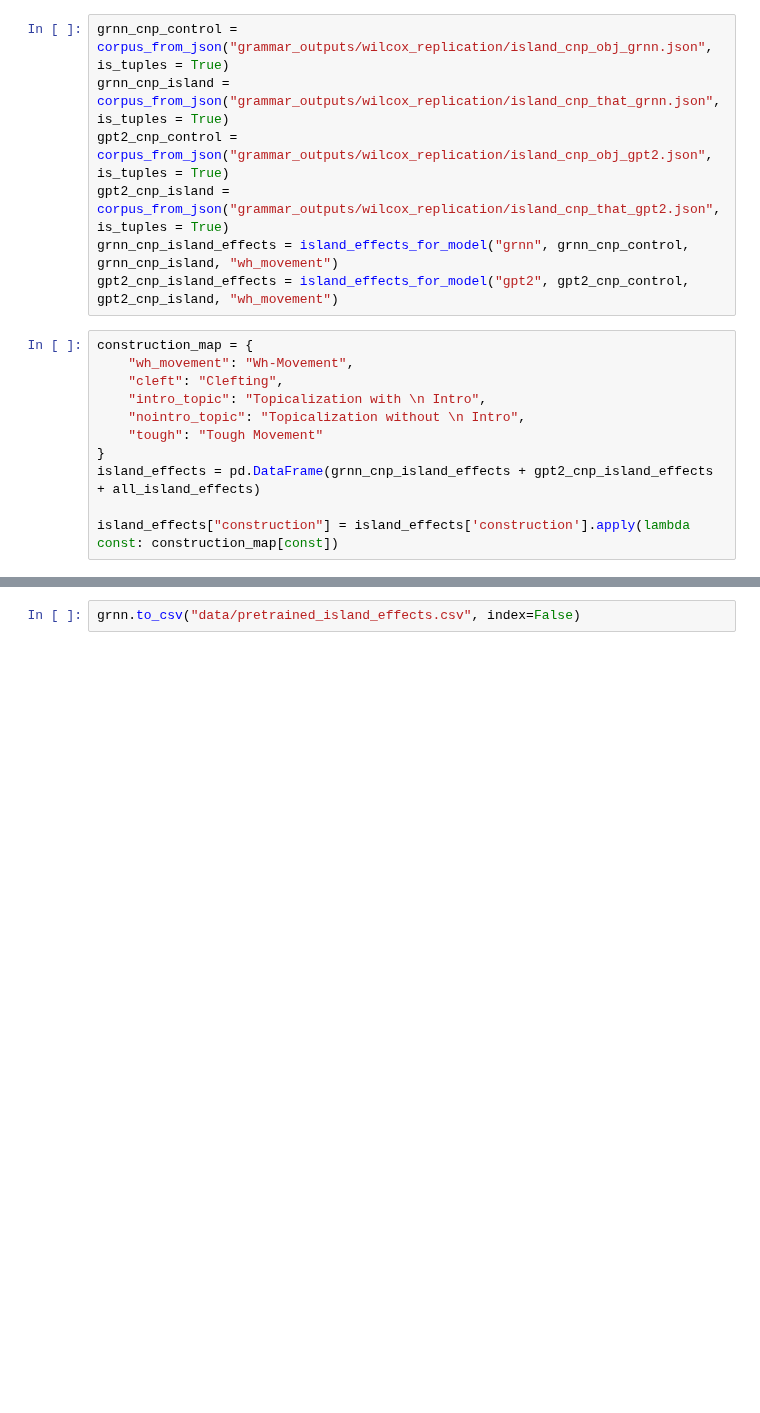
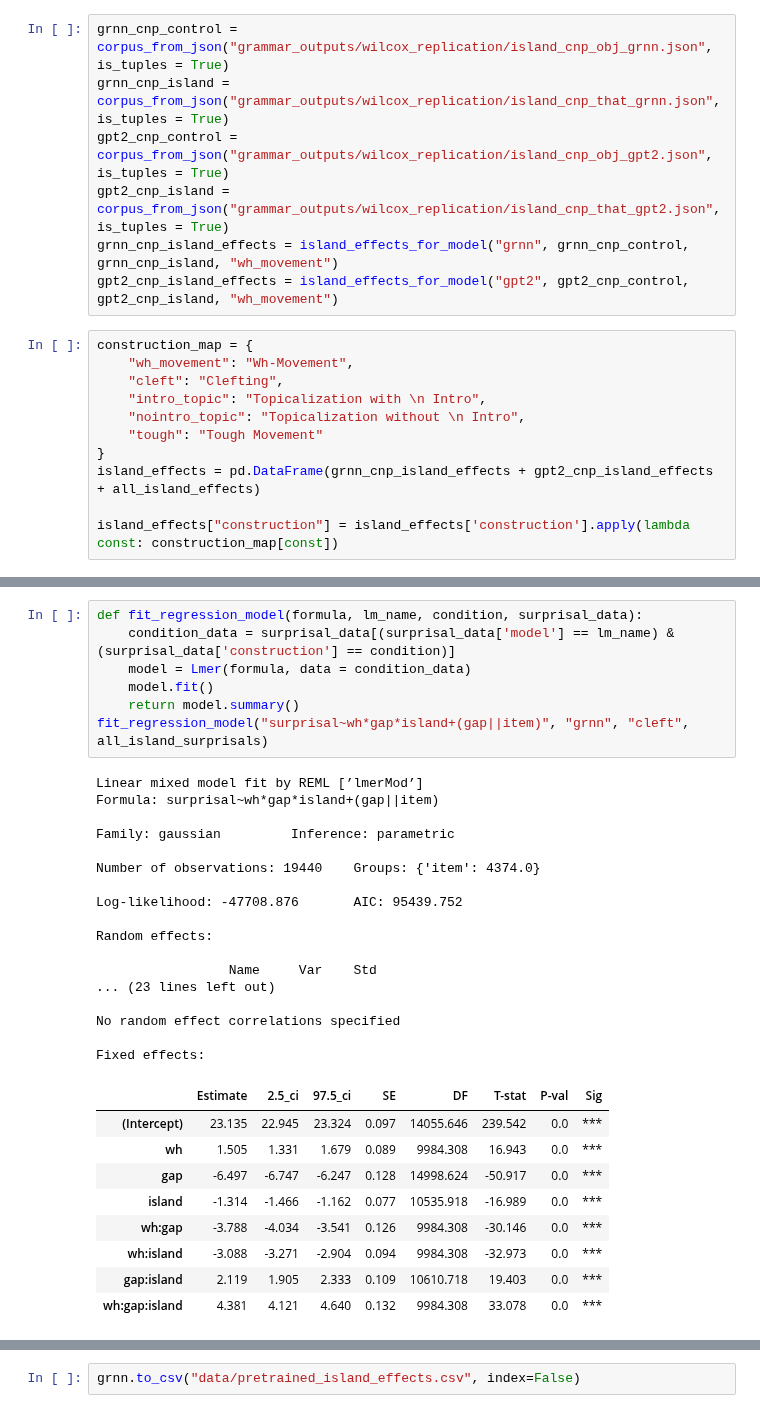
Before and after one commit to umd-psycholing/lm-syntactic-generalization, a Jupyter notebook: simple_cfg_analysis.ipynb, the cells around one changed output, grey strips where cells are left out. Drawn from its saved outputs; the diff is of its cells as text; blank space fills up the shorter version.

```diff
--- a/simple_cfg_analysis.ipynb
+++ b/simple_cfg_analysis.ipynb
@@ -76,0 +111,34 @@ plt.savefig("figures/grnn_expt1.png")
+# %%
+def fit_regression_model(formula, lm_name, condition, surprisal_data):
+    condition_data = surprisal_data[(surprisal_data['model'] == lm_name) & (surprisal_data['construction'] == condition)]
+    model = Lmer(formula, data = condition_data)
+    model.fit()
+    return model.summary()
+fit_regression_model("surprisal~wh*gap*island+(gap||item)", "grnn", "cleft", all_island_surprisals)
+# %% [output]
+Linear mixed model fit by REML [’lmerMod’]
+Formula: surprisal~wh*gap*island+(gap||item)
+
+Family: gaussian         Inference: parametric
+
+Number of observations: 19440    Groups: {'item': 4374.0}
+
+Log-likelihood: -47708.876       AIC: 95439.752
+
+Random effects:
+
+                 Name     Var    Std
+... (23 lines left out)
+
+No random effect correlations specified
+
+Fixed effects:
+|  | Estimate | 2.5_ci | 97.5_ci | SE | DF | T-stat | P-val | Sig |
+| (Intercept) | 23.135 | 22.945 | 23.324 | 0.097 | 14055.646 | 239.542 | 0.0 | *** |
+| wh | 1.505 | 1.331 | 1.679 | 0.089 | 9984.308 | 16.943 | 0.0 | *** |
+| gap | -6.497 | -6.747 | -6.247 | 0.128 | 14998.624 | -50.917 | 0.0 | *** |
+| island | -1.314 | -1.466 | -1.162 | 0.077 | 10535.918 | -16.989 | 0.0 | *** |
+| wh:gap | -3.788 | -4.034 | -3.541 | 0.126 | 9984.308 | -30.146 | 0.0 | *** |
+| wh:island | -3.088 | -3.271 | -2.904 | 0.094 | 9984.308 | -32.973 | 0.0 | *** |
+| gap:island | 2.119 | 1.905 | 2.333 | 0.109 | 10610.718 | 19.403 | 0.0 | *** |
+| wh:gap:island | 4.381 | 4.121 | 4.640 | 0.132 | 9984.308 | 33.078 | 0.0 | *** |
```
Also changed, not shown: parts of 7 cells of this notebook.
